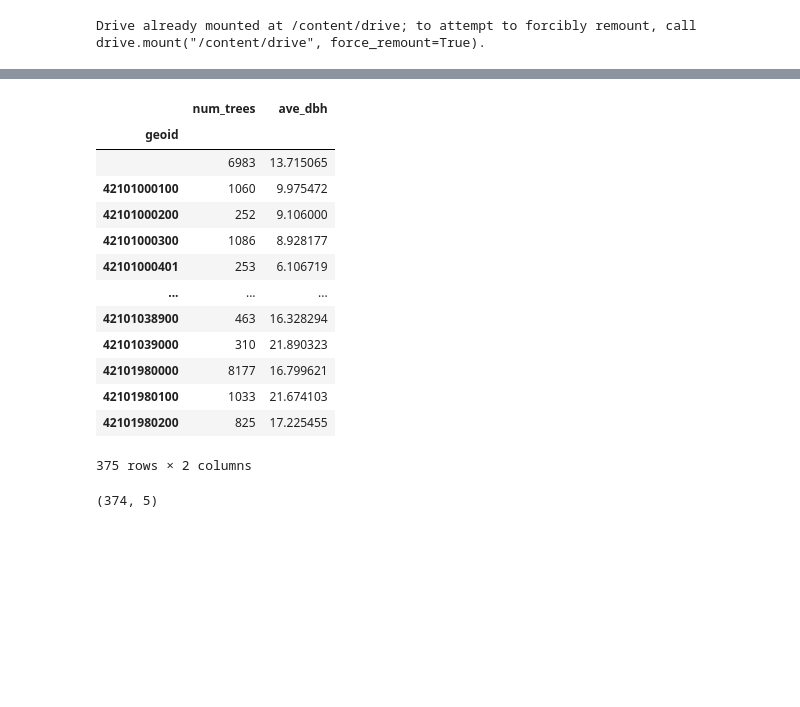
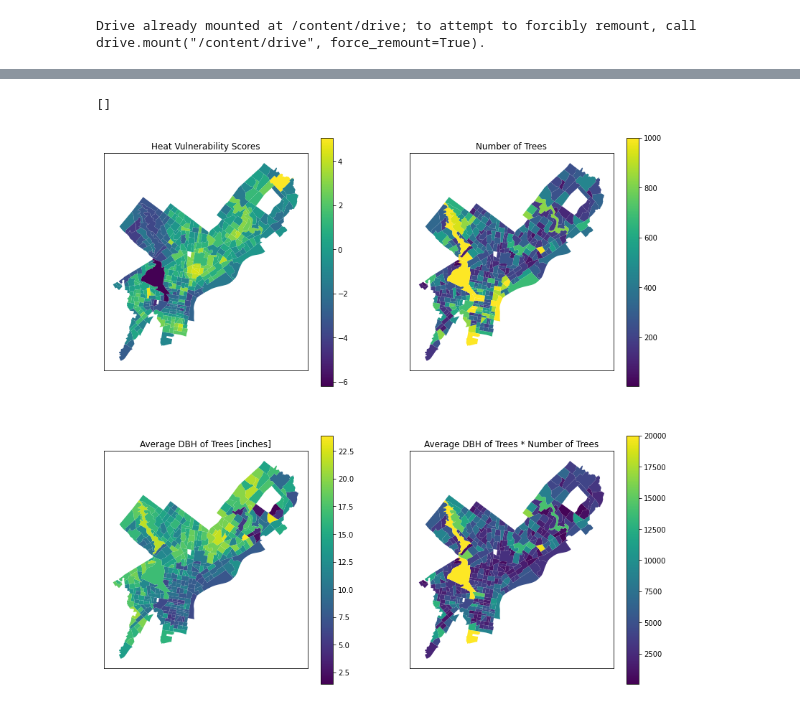
Before and after one commit to ReidelVichot/PUS2022_AirQualPHL, a Jupyter notebook: HeatMapVisualizations.ipynb, the cells around one changed output, grey strips where cells are left out. Cells and saved outputs as stored; diff of their text form; code cells hidden in the pictures; blank space fills up the shorter version.

```diff
--- a/HeatMapVisualizations.ipynb
+++ b/HeatMapVisualizations.ipynb
@@ -208,17 +36,0 @@ ct_trees.rename(columns={"TREE_DBH":"ave_dbh"}, inplace=True)
-# %%
-ct_trees
-# %% [output]
-|  | num_trees | ave_dbh |
-| geoid |  |  |
-|  | 6983 | 13.715065 |
-| 42101000100 | 1060 | 9.975472 |
-| 42101000200 | 252 | 9.106000 |
-| 42101000300 | 1086 | 8.928177 |
-| 42101000401 | 253 | 6.106719 |
-| ... | ... | ... |
-| 42101038900 | 463 | 16.328294 |
-| 42101039000 | 310 | 21.890323 |
-| 42101980000 | 8177 | 16.799621 |
-| 42101980100 | 1033 | 21.674103 |
-| 42101980200 | 825 | 17.225455 |
-375 rows × 2 columns
@@ -234,4 +37,22 @@ heat.to_file("/content/drive/Shareddrives/PUS2022/Heat_Trees_project/heat.shp")
-# %%
-heat.shape
-# %% [output]
-(374, 5)
+# %%
+fig, ax = plt.subplots(2, 2, figsize=(14, 14))
+heat_shape.plot('HVI_SCORE', ax=ax[0,0], legend=True)
+ax[0,0].set_title("Heat Vulnerability Scores")
+heat_shape.plot('num_trees', ax=ax[0,1], legend=True, vmax=1000)
+ax[0,1].set_title("Number of Trees")
+heat_shape.plot('ave_dbh', ax=ax[1,0], legend=True)
+ax[1,0].set_title("Average DBH of Trees [inches]")
+heat_shape.plot('dbh_trees', ax=ax[1,1], legend=True, vmax=20000)
+ax[1,1].set_title("Average DBH of Trees * Number of Trees")
+
+ax[0,0].set_yticks([])
+ax[0,1].set_yticks([])
+ax[1,0].set_yticks([])
+ax[1,1].set_yticks([])
+ax[0,0].set_xticks([])
+ax[0,1].set_xticks([])
+ax[1,0].set_xticks([])
+ax[1,1].set_xticks([])
+# %% [output]
+[]
+[figure, added]
```
Also changed, not shown: parts of 17 cells of this notebook.
